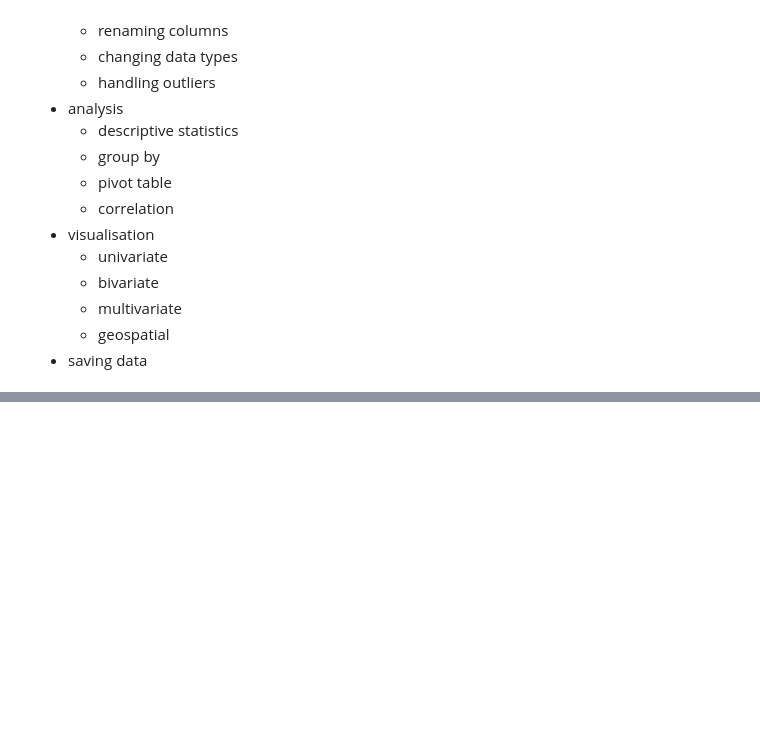
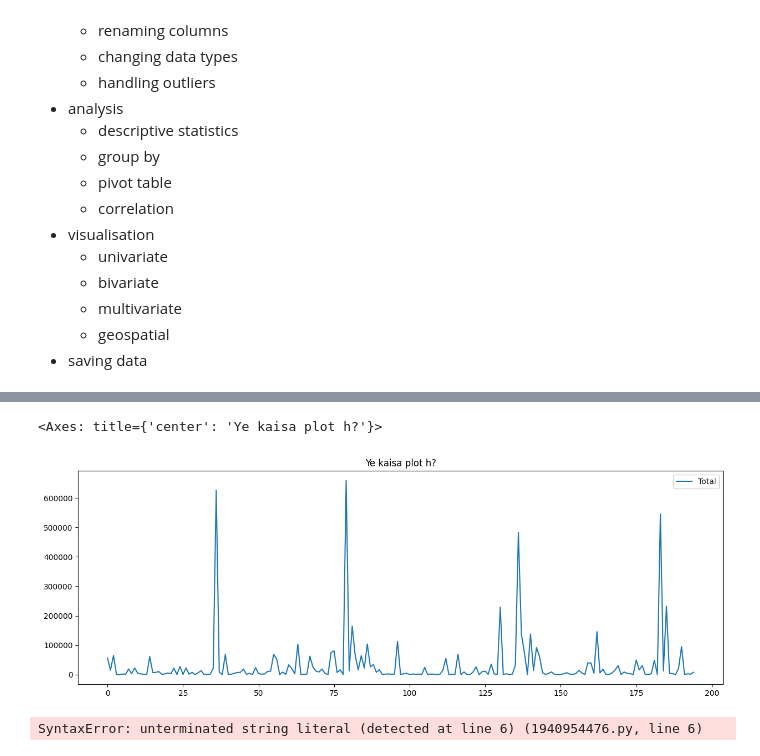
Before and after one commit to y-usuf09/Python---Data-Analytics, a Jupyter notebook: pandas_basics/Analysis.ipynb, the cells around one changed output, grey strips where cells are left out. Saved outputs shown, nothing was run; the diff lists cells and outputs as text; code cells hidden in the pictures; blank space fills up the shorter version.

```diff
--- a/pandas_basics/Analysis.ipynb
+++ b/pandas_basics/Analysis.ipynb
@@ -95,0 +620,15 @@ What to do in pandas
+# %%
+df[['OdName','Total']].plot(title='Ye kaisa plot h?', figsize=(15,5))
+# %% [output]
+<Axes: title={'center': 'Ye kaisa plot h?'}>
+[figure, added]
+# %%
+df[['OdName,'Total]].plot(
+    kind='bar',
+    x='OdName',
+    y='Total',
+    color= 'red',
+    title=Ye kaisa plot h?', figsine=(15,5))
+)
+# %% [output]
+SyntaxError: unterminated string literal (detected at line 6) (1940954476.py, line 6)
```
Also changed, not shown: parts of 42 cells of this notebook, 1 other file.
